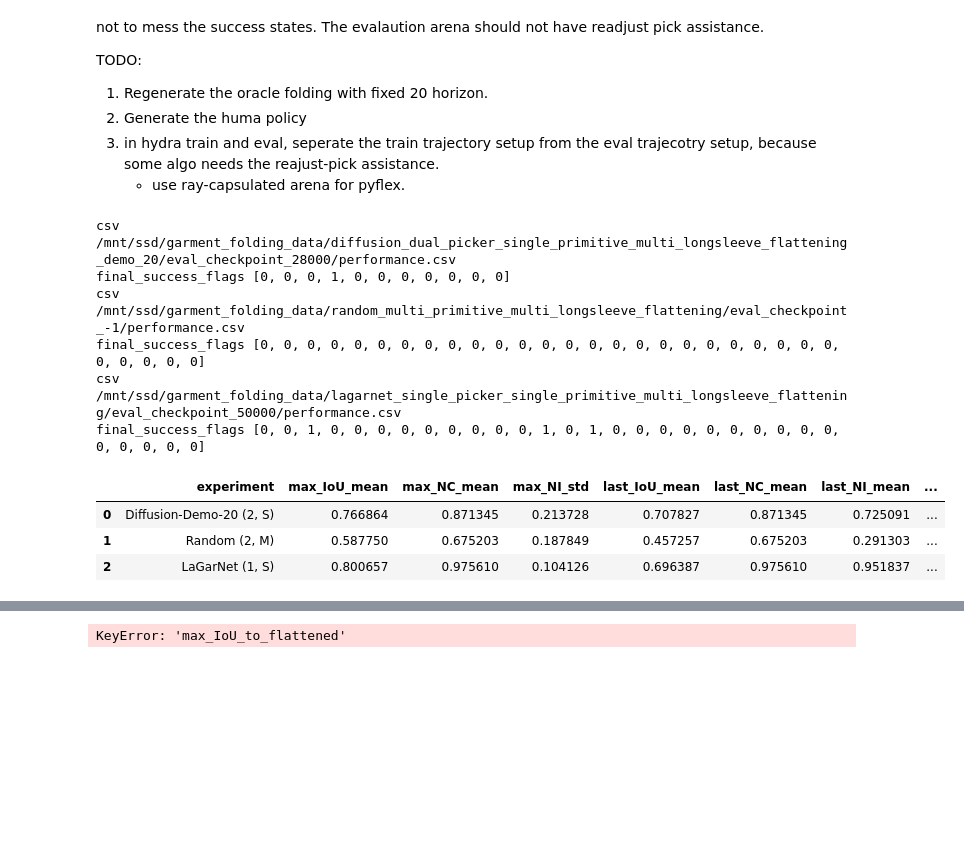
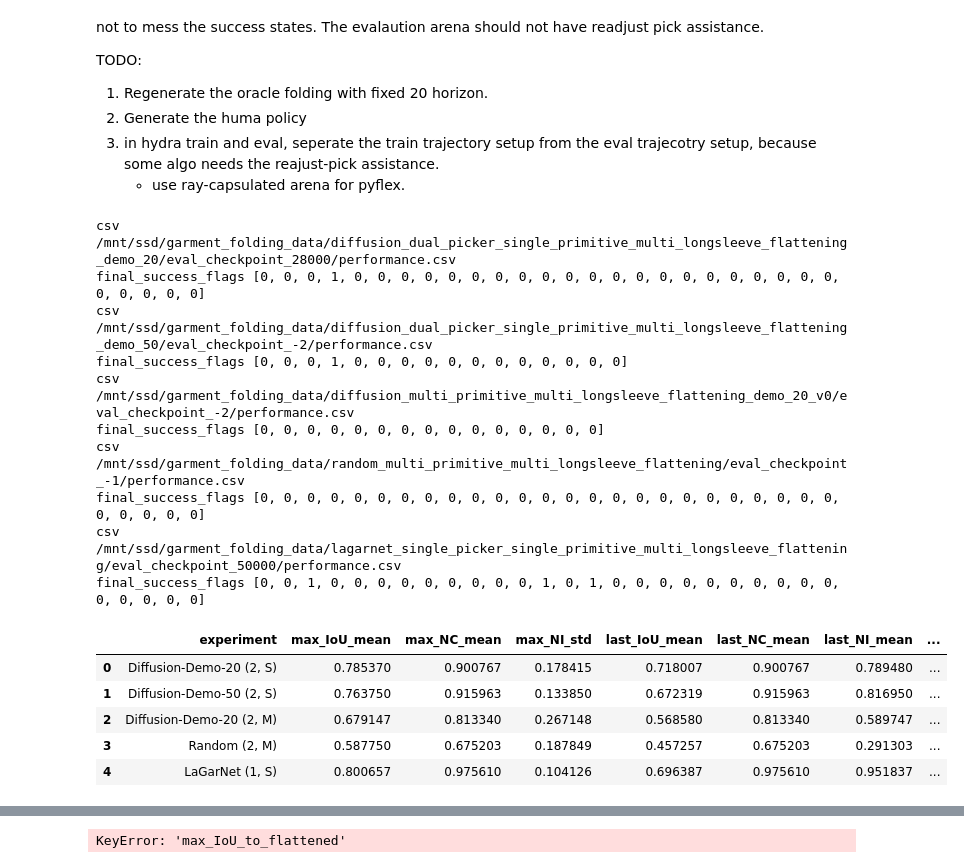
Before and after one commit to halid1020/bimanual_garment_folding, a Jupyter notebook: analysis/flattening_comparison.ipynb, the cells around one changed output, grey strips where cells are left out. Drawn from its saved outputs; the diff is of its cells as text; code cells hidden in the pictures; blank space fills up the shorter version.

```diff
--- a/analysis/flattening_comparison.ipynb
+++ b/analysis/flattening_comparison.ipynb
@@ -151,6 +151,16 @@ experiments = [
         "check": "eval_checkpoint_28000"
     },
     {
+        "name": "diffusion_dual_picker_single_primitive_multi_longsleeve_flattening_demo_50",
+        "label": "Diffusion-Demo-50 (2, S)",
+        "check": "eval_checkpoint_-2"
+    },
+    {
+        "name": "diffusion_multi_primitive_multi_longsleeve_flattening_demo_20_v0",
+        "label": "Diffusion-Demo-20 (2, M)",
+        "check": "eval_checkpoint_-2"
+    },
+    {
         "name": "random_multi_primitive_multi_longsleeve_flattening",
         "label": "Random (2, M)",
         "check": "eval_checkpoint_-1"
@@ -159,42 +169,48 @@ experiments = [
         "name": "lagarnet_single_picker_single_primitive_multi_longsleeve_flattening",
         "label": "LaGarNet (1, S)",
         "check": "eval_checkpoint_50000"
-    }
+    },
 ]
 
 rows = []
 
 for exp in experiments:
     csv_path = os.path.join(
         data_dir,
         exp["name"],
         exp["check"],
         "performance.csv"
     )
     print('csv', csv_path)
     if not os.path.exists(csv_path):
         print(f"WARNING: Missing file: {csv_path}")
         continue
 
     metrics = aggregate_performance(csv_path)
     metrics["experiment"] = exp["label"]
     rows.append(metrics)
 
 results_df = pd.DataFrame(rows)
 cols = ["experiment"] + [c for c in results_df.columns if c != "experiment"]
 results_df = results_df[cols]
 display(results_df)
 # %% [output]
 csv /mnt/ssd/garment_folding_data/diffusion_dual_picker_single_primitive_multi_longsleeve_flattening_demo_20/eval_checkpoint_28000/performance.csv
-final_success_flags [0, 0, 0, 1, 0, 0, 0, 0, 0, 0, 0]
+final_success_flags [0, 0, 0, 1, 0, 0, 0, 0, 0, 0, 0, 0, 0, 0, 0, 0, 0, 0, 0, 0, 0, 0, 0, 0, 0, 0, 0, 0, 0, 0]
+csv /mnt/ssd/garment_folding_data/diffusion_dual_picker_single_primitive_multi_longsleeve_flattening_demo_50/eval_checkpoint_-2/performance.csv
+final_success_flags [0, 0, 0, 1, 0, 0, 0, 0, 0, 0, 0, 0, 0, 0, 0, 0]
+csv /mnt/ssd/garment_folding_data/diffusion_multi_primitive_multi_longsleeve_flattening_demo_20_v0/eval_checkpoint_-2/performance.csv
+final_success_flags [0, 0, 0, 0, 0, 0, 0, 0, 0, 0, 0, 0, 0, 0, 0]
 csv /mnt/ssd/garment_folding_data/random_multi_primitive_multi_longsleeve_flattening/eval_checkpoint_-1/performance.csv
 final_success_flags [0, 0, 0, 0, 0, 0, 0, 0, 0, 0, 0, 0, 0, 0, 0, 0, 0, 0, 0, 0, 0, 0, 0, 0, 0, 0, 0, 0, 0, 0]
 csv /mnt/ssd/garment_folding_data/lagarnet_single_picker_single_primitive_multi_longsleeve_flattening/eval_checkpoint_50000/performance.csv
 final_success_flags [0, 0, 1, 0, 0, 0, 0, 0, 0, 0, 0, 0, 1, 0, 1, 0, 0, 0, 0, 0, 0, 0, 0, 0, 0, 0, 0, 0, 0, 0]
 |  | experiment | max_IoU_mean | max_NC_mean | max_NI_std | last_IoU_mean | last_NC_mean | last_NI_mean | ... |
-| 0 | Diffusion-Demo-20 (2, S) | 0.766864 | 0.871345 | 0.213728 | 0.707827 | 0.871345 | 0.725091 | ... |
-| 1 | Random (2, M) | 0.587750 | 0.675203 | 0.187849 | 0.457257 | 0.675203 | 0.291303 | ... |
-| 2 | LaGarNet (1, S) | 0.800657 | 0.975610 | 0.104126 | 0.696387 | 0.975610 | 0.951837 | ... |
+| 0 | Diffusion-Demo-20 (2, S) | 0.785370 | 0.900767 | 0.178415 | 0.718007 | 0.900767 | 0.789480 | ... |
+| 1 | Diffusion-Demo-50 (2, S) | 0.763750 | 0.915963 | 0.133850 | 0.672319 | 0.915963 | 0.816950 | ... |
+| 2 | Diffusion-Demo-20 (2, M) | 0.679147 | 0.813340 | 0.267148 | 0.568580 | 0.813340 | 0.589747 | ... |
+| 3 | Random (2, M) | 0.587750 | 0.675203 | 0.187849 | 0.457257 | 0.675203 | 0.291303 | ... |
+| 4 | LaGarNet (1, S) | 0.800657 | 0.975610 | 0.104126 | 0.696387 | 0.975610 | 0.951837 | ... |
 # %%
 import matplotlib
 # matplotlib.use("Agg")  # non-interactive, stable
```
Also changed, not shown: parts of 3 cells of this notebook, 30 other files.
